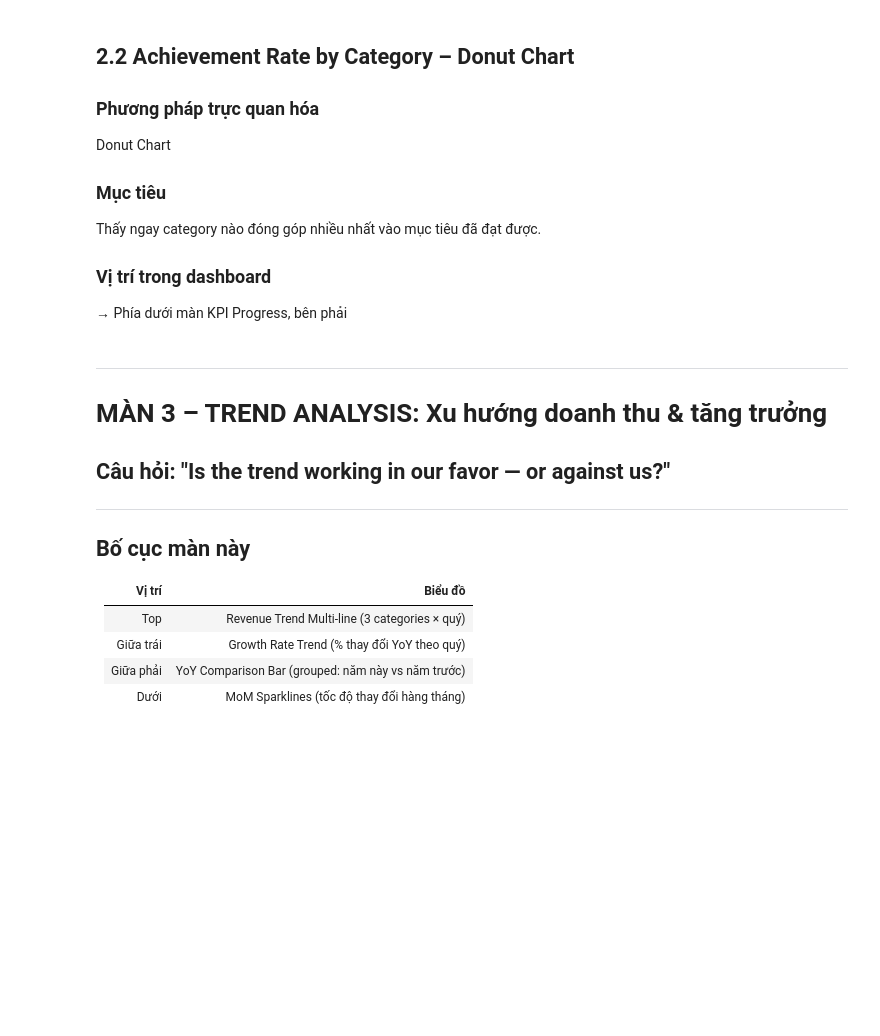
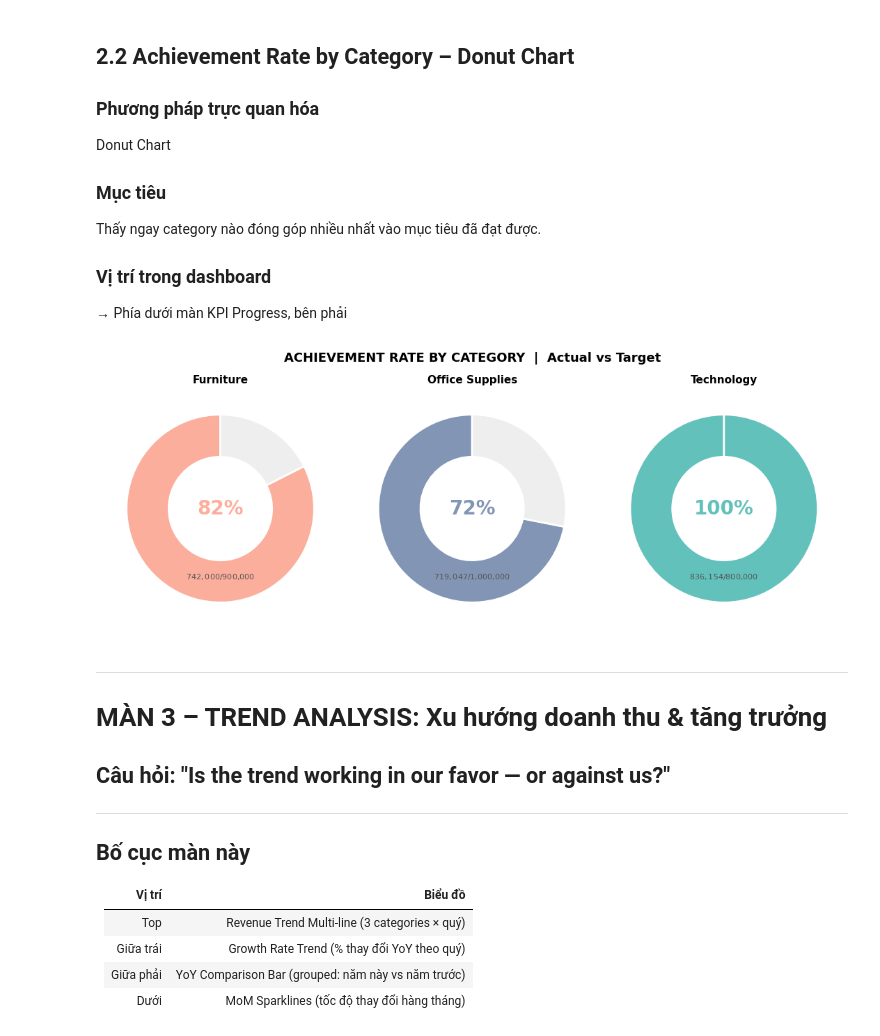
Before and after one commit to Thuily05/archive, a Jupyter notebook: chapter7_executive_dashboard_complete (1).ipynb, the cells around one changed output. Saved outputs shown, nothing was run; the diff lists cells and outputs as text; code cells hidden in the pictures; blank space fills up the shorter version.

```diff
--- a/chapter7_executive_dashboard_complete (1).ipynb
+++ b/chapter7_executive_dashboard_complete (1).ipynb
@@ -1535,34 +1565,36 @@ Thấy ngay category nào đóng góp nhiều nhất vào mục tiêu đã đạ
 # ── Achievement Rate Donut by Category
 #df_year = df[df['Year'] == 2017] - theo dõi kpi từng ngành hàng năm 2017
 #cat_sales = df_year.groupby('Category')['Sales'].sum()
 cat_sales = df.groupby('Category')['Sales'].sum()
-cat_targets = {'Furniture': 1_000_000, 'Office Supplies': 900_000, 'Technology': 1_100_000}
+cat_targets = {'Furniture': 900_000, 'Office Supplies': 1000_000, 'Technology': 800_000}
 
 achieve = {cat: min(cat_sales[cat] / cat_targets[cat] * 100, 100) for cat in cat_targets}
 
 fig, axes = plt.subplots(1, 3, figsize=(11, 4))
 colors_cat = ['#FCAE9D', '#8395B4', '#63C1BC']
 cats = list(achieve.keys())
 
 for i, (cat, ax) in enumerate(zip(cats, axes)):
     pct = achieve[cat]
     sizes = [pct, 100 - pct]
     wedge_colors = [colors_cat[i], '#EEEEEE']
     wedges, _ = ax.pie(sizes, colors=wedge_colors, startangle=90,
                        wedgeprops=dict(width=0.45, edgecolor='white', linewidth=2))
     ax.text(0, 0, f'{pct:.0f}%', ha='center', va='center',
             fontsize=20, fontweight='bold', color=colors_cat[i])
     ax.set_title(cat, fontsize=11, fontweight='bold', pad=8)
 
     target_val = cat_targets[cat]
     actual_val = cat_sales[cat]
     ax.text(0, -0.75, f'${actual_val:,.0f} / ${target_val:,.0f}',
             ha='center', fontsize=8, color='#555')
 
 fig.suptitle('ACHIEVEMENT RATE BY CATEGORY  |  Actual vs Target',
              fontsize=13, fontweight='bold', y=1.02)
 plt.tight_layout()
 plt.show()
+# %% [output]
+[figure, added]
 # %% [markdown]
 ---
 # MÀN 3 – TREND ANALYSIS: Xu hướng doanh thu & tăng trưởng
```
Also changed, not shown: parts of 3 cells of this notebook.
